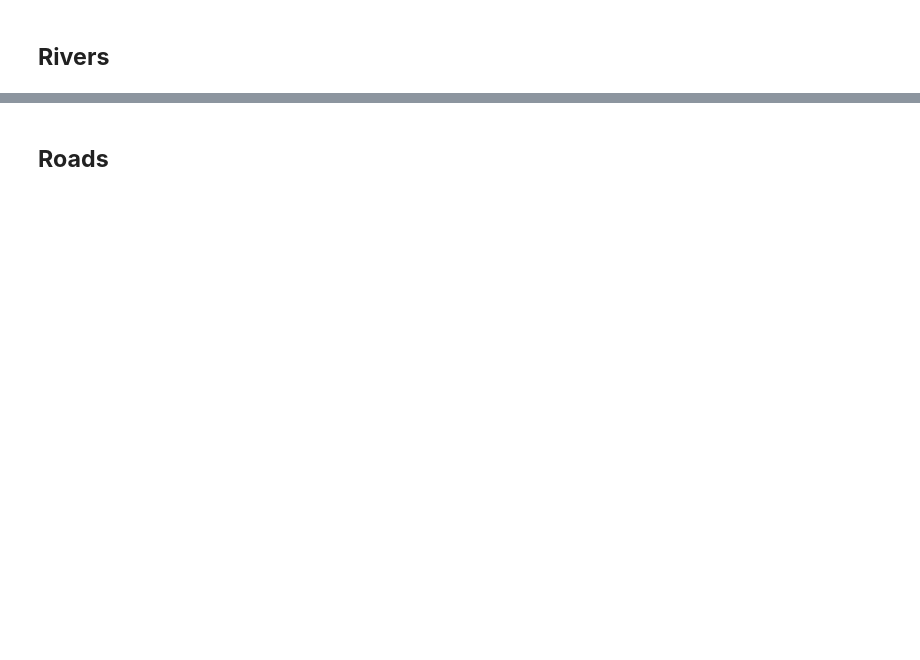
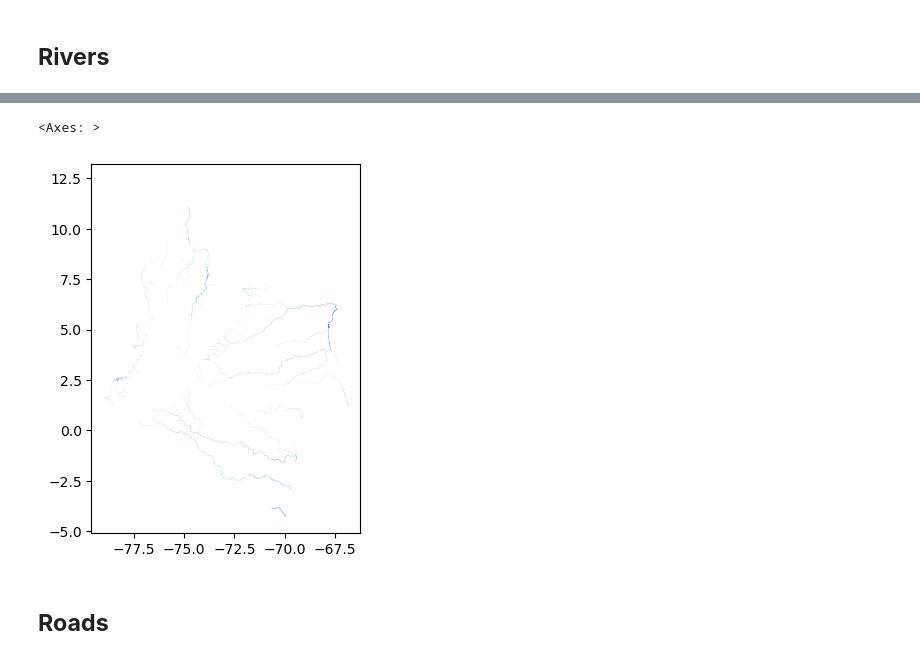
Before and after one commit to macacosta/03-geopark-vector-data, a Jupyter notebook: notebooks/geopark-vector-data-empty.ipynb, the cells around one changed output, grey strips where cells are left out. Drawn from its saved outputs; the diff is of its cells as text; code cells hidden in the pictures; blank space fills up the shorter version.

```diff
--- a/notebooks/geopark-vector-data-empty.ipynb
+++ b/notebooks/geopark-vector-data-empty.ipynb
@@ -167,3 +192,5 @@ oil_url = ("https://maps.princeton.edu/download/file/tufts-colombia-petroleumgas
 rivers_url = ("https://maps.princeton.edu/download/file/tufts-colombia-major-rivers-11-shapefile.zip")
 
 # Open rivers using geopandas
+rivers_gdf = gpd.read_file(rivers_url)
+rivers_gdf
@@ -174,5 +239,9 @@ rivers_url = ("https://maps.princeton.edu/download/file/tufts-colombia-major-riv
 # %%
 # Plot the rivers data using .plot()
+rivers_gdf.plot()
+# %% [output]
+<Axes: >
+[figure, added]
 # %% [markdown]
 ## **Roads**
 # %%
```
Also changed, not shown: parts of 27 cells of this notebook, 4 other files.
